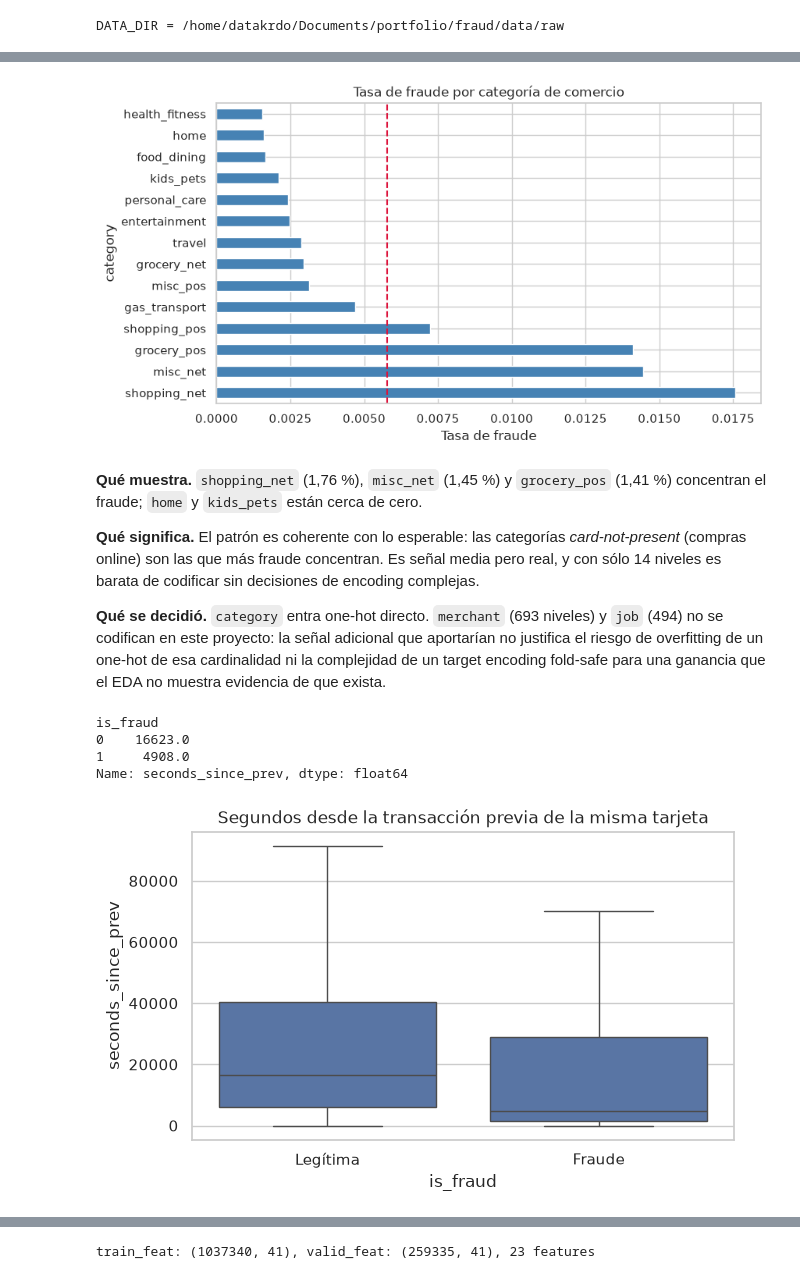
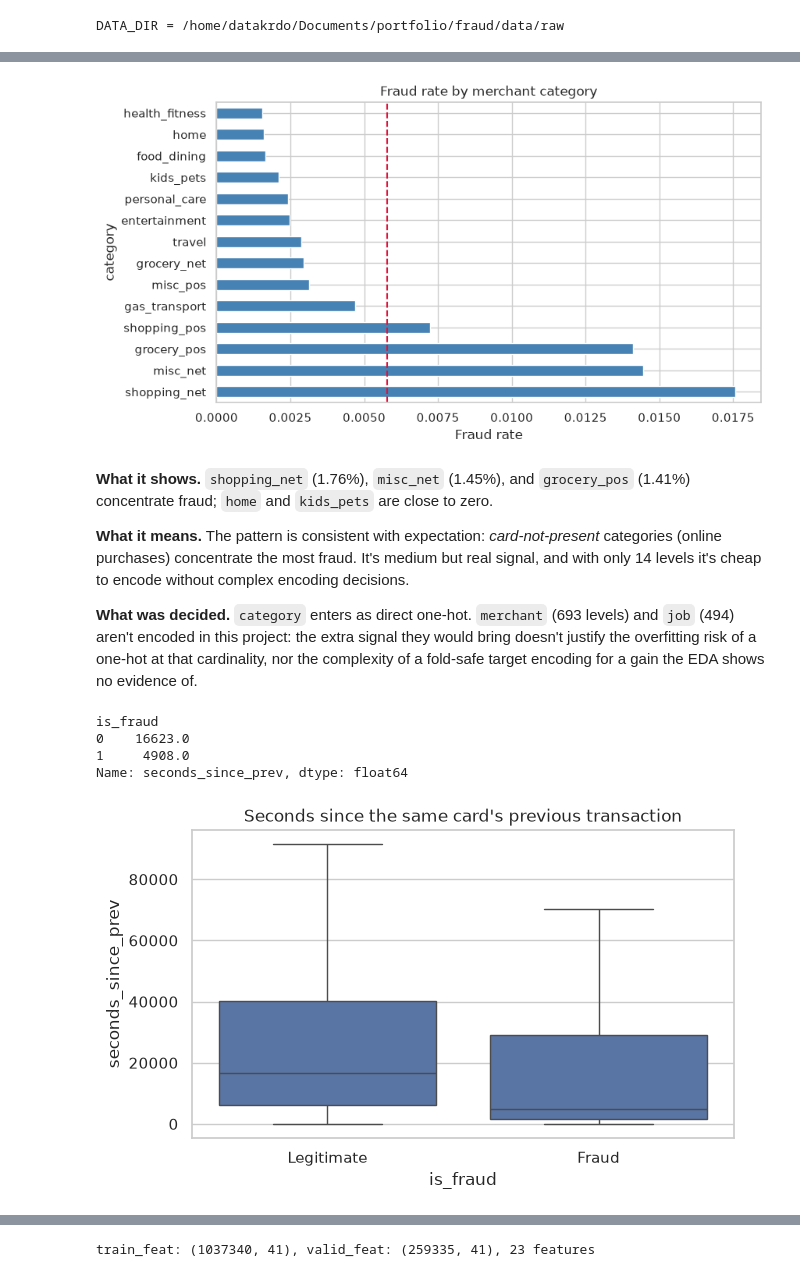
Before and after one commit to datakrdo/portfolio, a Jupyter notebook: fraud/fraud-portfolio.ipynb, the cells around one changed output, grey strips where cells are left out. Cells and saved outputs as stored; diff of their text form; code cells hidden in the pictures.

```diff
--- a/fraud/fraud-portfolio.ipynb
+++ b/fraud/fraud-portfolio.ipynb
@@ -96,6 +96,6 @@ máquina.
 # %%
 def load_transactions(path: Path) -> pd.DataFrame:
-    """Carga un CSV Sparkov, parsea fechas, castea cc_num a string, ordena causalmente."""
+    """Load a Sparkov CSV, parse dates, cast cc_num to string, sort causally."""
     frame = pd.read_csv(
         path, index_col=0, parse_dates=["trans_date_trans_time", "dob"], dtype={"cc_num": str}
     )
@@ -107,9 +107,9 @@ test_holdout = load_transactions(DATA_DIR / "fraudTest.csv")
 
 for name, frame in [("fraudTrain", train_full), ("fraudTest", test_holdout)]:
     print(
-        f"{name}: {len(frame):,} filas | {frame['trans_date_trans_time'].min().date()} -> "
+        f"{name}: {len(frame):,} rows | {frame['trans_date_trans_time'].min().date()} -> "
         f"{frame['trans_date_trans_time'].max().date()} | "
-        f"{frame['is_fraud'].sum():,} fraudes | prevalencia {frame['is_fraud'].mean():.4%} | "
-        f"{frame['cc_num'].nunique()} tarjetas"
+        f"{frame['is_fraud'].sum():,} frauds | prevalence {frame['is_fraud'].mean():.4%} | "
+        f"{frame['cc_num'].nunique()} cards"
     )
 # %% [output]
@@ -218,39 +216,39 @@ cat_rate = train_full.groupby("category")["is_fraud"].mean().sort_values(ascendi
 fig, ax = plt.subplots(figsize=(9, 5))
 cat_rate.plot(kind="barh", ax=ax, color="steelblue")
 ax.axvline(base_rate, color="crimson", linestyle="--")
-ax.set_xlabel("Tasa de fraude")
-ax.set_title("Tasa de fraude por categoría de comercio")
+ax.set_xlabel("Fraud rate")
+ax.set_title("Fraud rate by merchant category")
 plt.show()
 # %% [output]
-[figure, old version]
+[figure, new version]
 # %% [markdown]
-**Qué muestra.** `shopping_net` (1,76 %), `misc_net` (1,45 %) y `grocery_pos` (1,41 %)
-concentran el fraude; `home` y `kids_pets` están cerca de cero.
+**What it shows.** `shopping_net` (1.76%), `misc_net` (1.45%), and `grocery_pos`
+(1.41%) concentrate fraud; `home` and `kids_pets` are close to zero.
 
-**Qué significa.** El patrón es coherente con lo esperable: las categorías *card-not-present*
-(compras online) son las que más fraude concentran. Es señal media pero real, y con sólo 14
-niveles es barata de codificar sin decisiones de encoding complejas.
+**What it means.** The pattern is consistent with expectation: *card-not-present*
+categories (online purchases) concentrate the most fraud. It's medium but real signal,
+and with only 14 levels it's cheap to encode without complex encoding decisions.
 
-**Qué se decidió.** `category` entra one-hot directo. `merchant` (693 niveles) y `job` (494)
-no se codifican en este proyecto: la señal adicional que aportarían no justifica el riesgo
-de overfitting de un one-hot de esa cardinalidad ni la complejidad de un target encoding
-fold-safe para una ganancia que el EDA no muestra evidencia de que exista.
+**What was decided.** `category` enters as direct one-hot. `merchant` (693 levels) and
+`job` (494) aren't encoded in this project: the extra signal they would bring doesn't
+justify the overfitting risk of a one-hot at that cardinality, nor the complexity of a
+fold-safe target encoding for a gain the EDA shows no evidence of.
 # %%
 seconds_since_prev = (
     train_full.groupby("cc_num")["trans_date_trans_time"].diff().dt.total_seconds()
 )
 burst = pd.DataFrame({"seconds_since_prev": seconds_since_prev, "is_fraud": train_full["is_fraud"]}).dropna()
 print(burst.groupby("is_fraud")["seconds_since_prev"].median())
 
 fig, ax = plt.subplots(figsize=(7, 4))
 sns.boxplot(data=burst, x="is_fraud", y="seconds_since_prev", ax=ax, showfliers=False)
-ax.set_xticklabels(["Legítima", "Fraude"])
-ax.set_title("Segundos desde la transacción previa de la misma tarjeta")
+ax.set_xticklabels(["Legitimate", "Fraud"])
+ax.set_title("Seconds since the same card's previous transaction")
 plt.show()
 # %% [output]
 is_fraud
 0    16623.0
 1     4908.0
 Name: seconds_since_prev, dtype: float64
-[figure, old version]
+[figure, new version]
 # %% [markdown]
```
Also changed, not shown: parts of 57 cells of this notebook, 10 other files.
